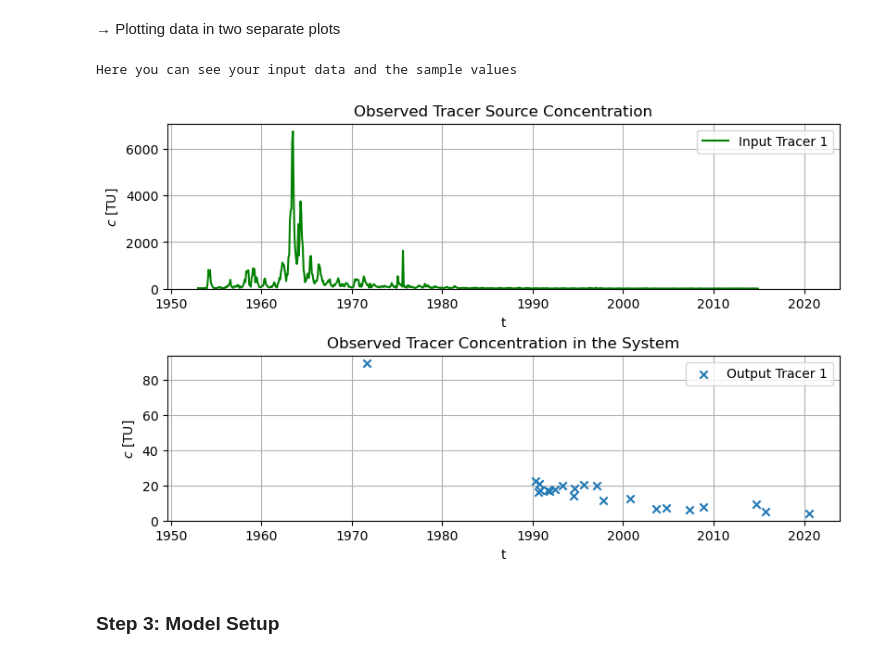
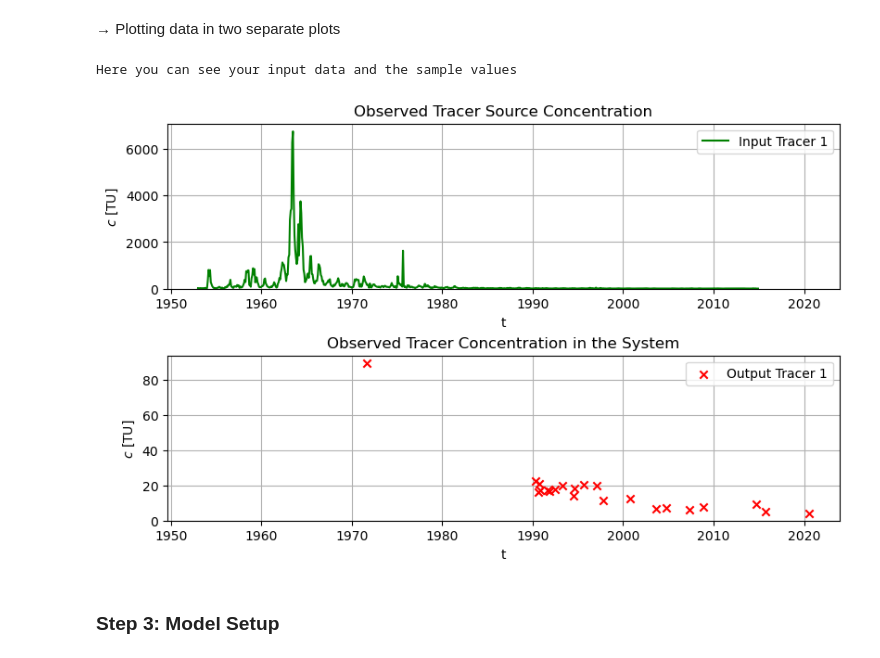
Before and after one commit to jvollhueter/ISOSIMpy, a Jupyter notebook: Notebook_Tracer_simple.ipynb, the cells around one changed output. Saved outputs shown, nothing was run; the diff lists cells and outputs as text; code cells hidden in the pictures.

```diff
--- a/Notebook_Tracer_simple.ipynb
+++ b/Notebook_Tracer_simple.ipynb
@@ -87,27 +91,27 @@ rain = Pre.weightVolumes(rain)
 # %%
 print('Here you can see your input data and the sample values')
 sample_vis = sample.drop(sample[sample[3] == 0].index)
 fig = plt.figure(figsize=(8, 5), constrained_layout=True)
 ax1 = fig.add_subplot(2, 1, 1)
 ax2 = fig.add_subplot(2, 1, 2, sharex=ax1)
 ax1.plot(rain['Date'], rain[3], label='Input Tracer 1', color='green')
 ax1.plot(sample_vis['Date'], sample_vis[1], visible=False)
 ax1.legend()
-ax2.scatter(sample_vis['Date'], sample_vis[1], label='Output Tracer 1', marker='x', zorder=5)
+ax2.scatter(sample_vis['Date'], sample_vis[1], label='Output Tracer 1', marker='x', zorder=5, c="red")
 ax2.legend()
 ax1.set(title='Observed Tracer Source Concentration',
         ylabel='$c$ [TU]',
         xlabel='t',
         ylim=0)
 ax2.set(title='Observed Tracer Concentration in the System',
         ylabel='$c$ [TU]',
         xlabel='t',
         ylim=0)
 ax1.grid(zorder=0)
 ax2.grid(zorder=0)
 # %% [output]
 Here you can see your input data and the sample values
-[figure, old version]
+[figure, new version]
 # %% [markdown]
 ### Step 3: Model Setup
 # %% [markdown]
```
Also changed, not shown: parts of 6 cells of this notebook, 8 other files.
